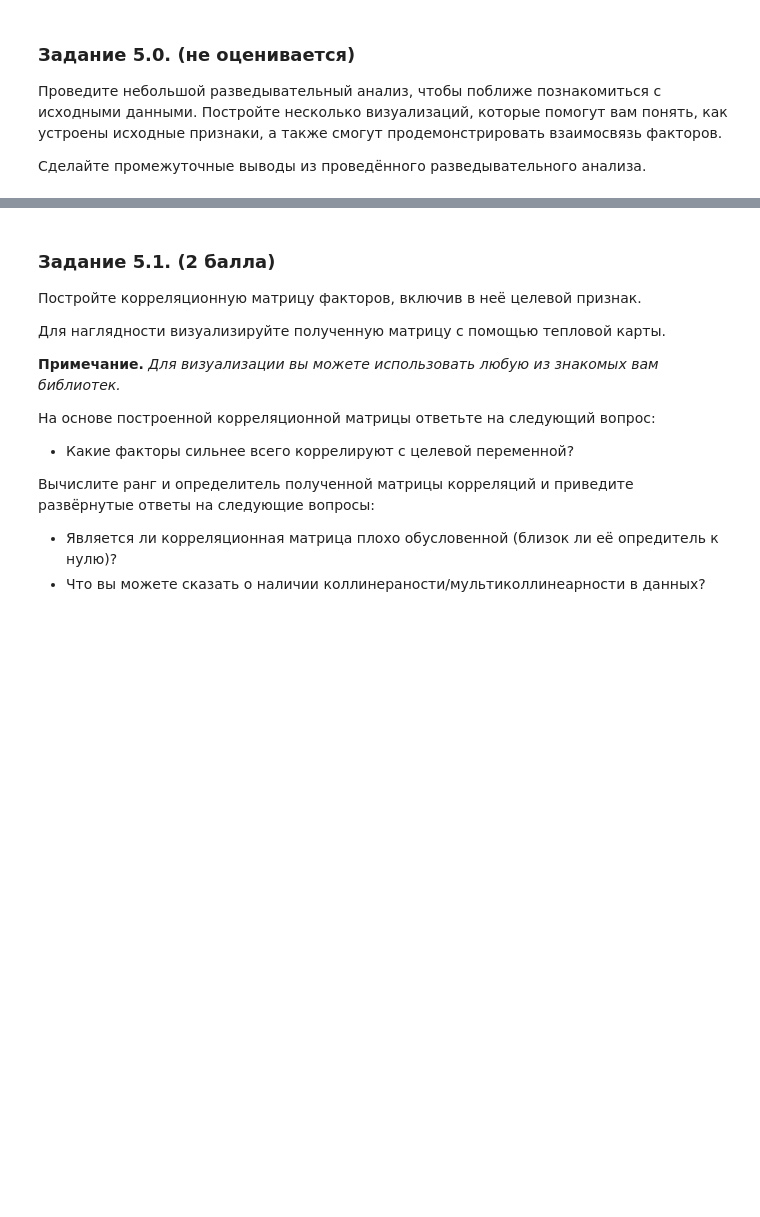
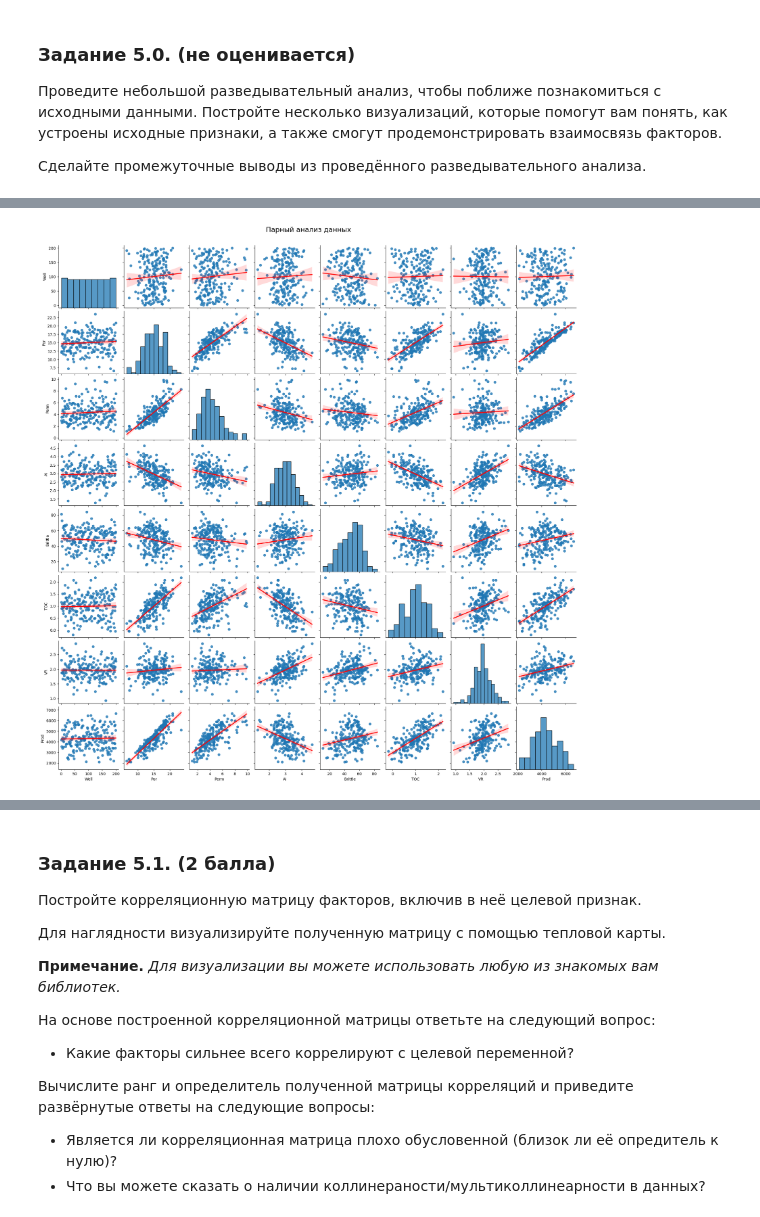
Before and after one commit to nikolay-grudanov/MEPHI-SF_ML, a Jupyter notebook: academic-semester-1/linear_algebra/HW-1/MATH_ML-2._Практика._ГрудановНА.ipynb, the cells around one changed output, grey strips where cells are left out. Saved outputs shown, nothing was run; the diff lists cells and outputs as text; code cells hidden in the pictures; blank space fills up the shorter version.

```diff
--- a/academic-semester-1/linear_algebra/HW-1/MATH_ML-2._Практика._ГрудановНА.ipynb
+++ b/academic-semester-1/linear_algebra/HW-1/MATH_ML-2._Практика._ГрудановНА.ipynb
@@ -62,2 +111,14 @@ data.head()
 # %%
-# Ваш код здесь
+sns.pairplot(data, kind='reg', markers='o', plot_kws={'line_kws': {'color': 'red'}})
+
+# Устанавливаем русский шрифт и название графика
+plt.rcParams['font.family'] = 'DejaVu Sans'
+# plt.title("Парный анализ данных")
+plt.suptitle("Парный анализ данных", y=1.02, fontsize=18)
+
+# Сохраним график
+plt.savefig('charts/pairplot.png', dpi=300)
+
+plt.show()
+# %% [output]
+[figure, added]
```
Also changed, not shown: parts of 40 cells of this notebook, 17 other files.
